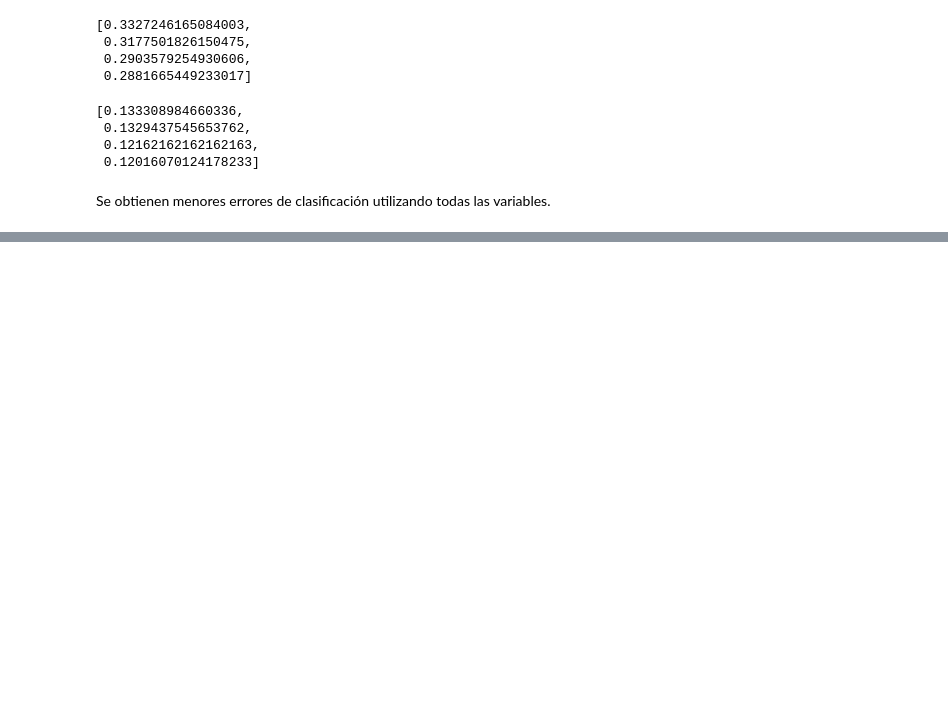
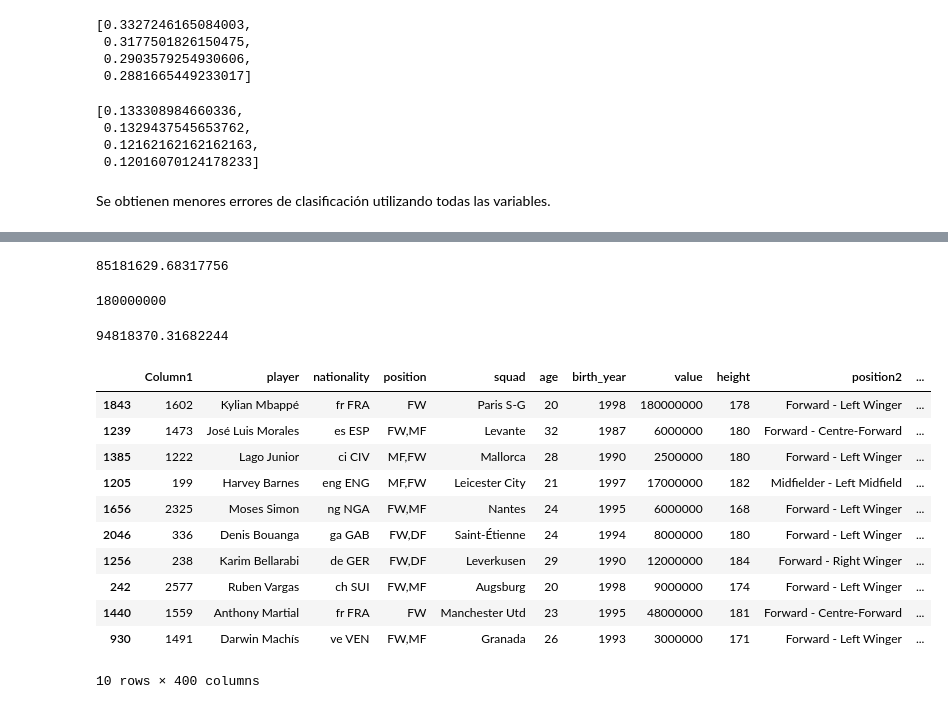
Before and after one commit to fcen-amateur/ldd, a Jupyter notebook: TPs/TP2/tp-football.ipynb, the cells around one changed output, grey strips where cells are left out. Drawn from its saved outputs; the diff is of its cells as text; code cells hidden in the pictures; blank space fills up the shorter version.

```diff
--- a/TPs/TP2/tp-football.ipynb
+++ b/TPs/TP2/tp-football.ipynb
@@ -293,0 +414,2 @@ Se obtienen menores errores de clasificación utilizando todas las variables.
+# %%
+y = data["value"]
@@ -293,0 +477,30 @@ Se obtienen menores errores de clasificación utilizando todas las variables.
+# %%
+np.max(y - y_pred)   # Jugador más sobravalorado según el modelo...
+# %% [output]
+85181629.68317756
+# %%
+y[1843]
+# %% [output]
+180000000
+# %%
+y_pred[1843]
+# %% [output]
+94818370.31682244
+# %%
+nbrs = NearestNeighbors(n_neighbors=10).fit(data_numeric)
+distances, indices = nbrs.kneighbors(data_numeric.loc[[1843]])
+# %%
+data.iloc[indices.flatten()]
+# %% [output]
+|  | Column1 | player | nationality | position | squad | age | birth_year | value | height | position2 | ... |
+| 1843 | 1602 | Kylian Mbappé | fr FRA | FW | Paris S-G | 20 | 1998 | 180000000 | 178 | Forward - Left Winger | ... |
+| 1239 | 1473 | José Luis Morales | es ESP | FW,MF | Levante | 32 | 1987 | 6000000 | 180 | Forward - Centre-Forward | ... |
+| 1385 | 1222 | Lago Junior | ci CIV | MF,FW | Mallorca | 28 | 1990 | 2500000 | 180 | Forward - Left Winger | ... |
+| 1205 | 199 | Harvey Barnes | eng ENG | MF,FW | Leicester City | 21 | 1997 | 17000000 | 182 | Midfielder - Left Midfield | ... |
+| 1656 | 2325 | Moses Simon | ng NGA | FW,MF | Nantes | 24 | 1995 | 6000000 | 168 | Forward - Left Winger | ... |
+| 2046 | 336 | Denis Bouanga | ga GAB | FW,DF | Saint-Étienne | 24 | 1994 | 8000000 | 180 | Forward - Left Winger | ... |
+| 1256 | 238 | Karim Bellarabi | de GER | FW,DF | Leverkusen | 29 | 1990 | 12000000 | 184 | Forward - Right Winger | ... |
+| 242 | 2577 | Ruben Vargas | ch SUI | FW,MF | Augsburg | 20 | 1998 | 9000000 | 174 | Forward - Left Winger | ... |
+| 1440 | 1559 | Anthony Martial | fr FRA | FW | Manchester Utd | 23 | 1995 | 48000000 | 181 | Forward - Centre-Forward | ... |
+| 930 | 1491 | Darwin Machí­s | ve VEN | FW,MF | Granada | 26 | 1993 | 3000000 | 171 | Forward - Left Winger | ... |
+10 rows × 400 columns
```
Also changed, not shown: parts of 23 cells of this notebook, 3 other files.
